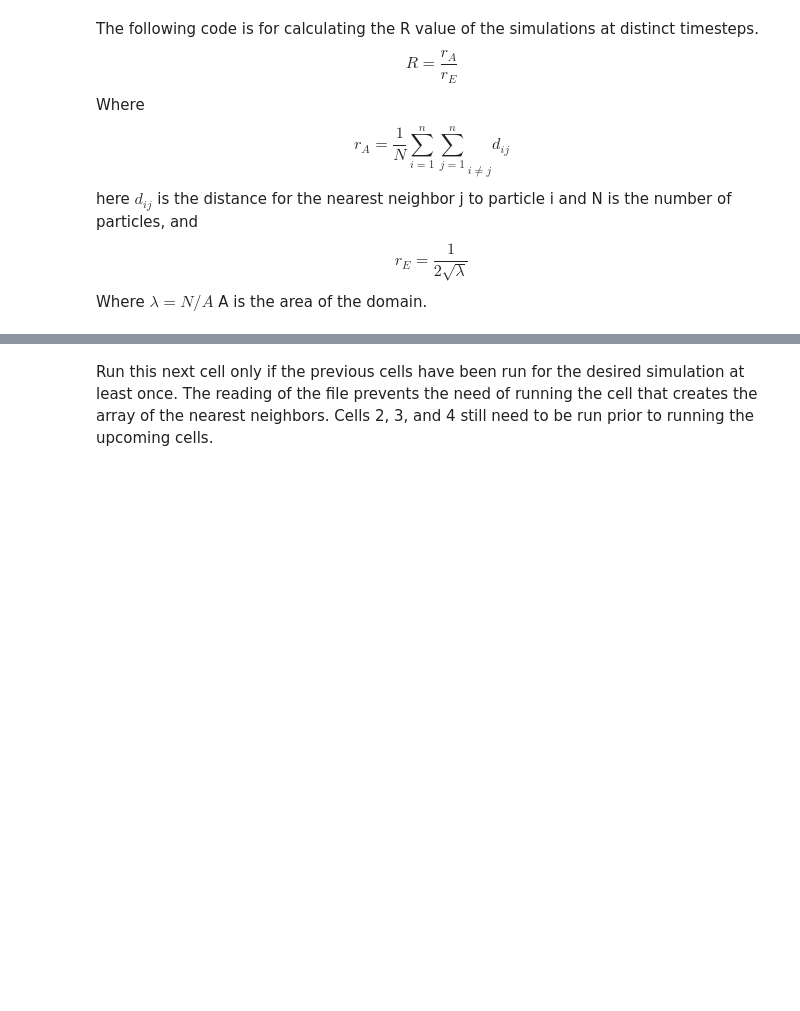
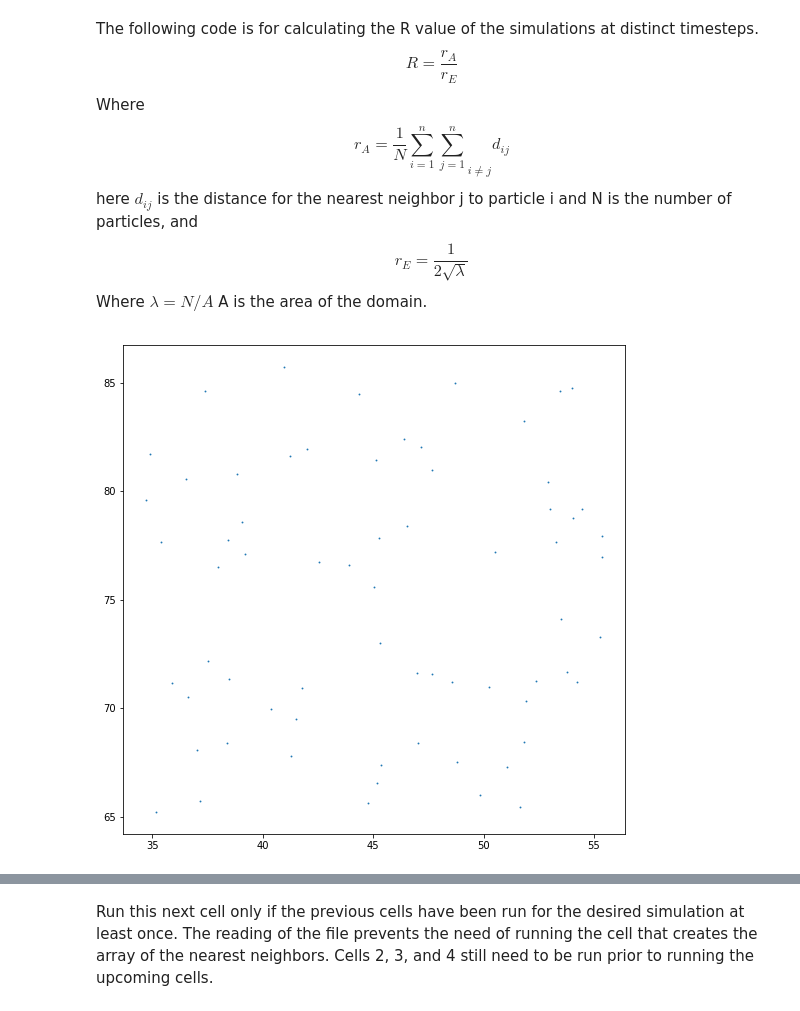
Before and after one commit to zackmci/clustering, a Jupyter notebook: Clustering.ipynb, the cells around one changed output, grey strips where cells are left out. Saved outputs shown, nothing was run; the diff lists cells and outputs as text; code cells hidden in the pictures; blank space fills up the shorter version.

```diff
--- a/Clustering.ipynb
+++ b/Clustering.ipynb
@@ -48,12 +76,21 @@ def domain_reduction(arr, j, x, y, radius):
     for i in range(0, len(arr)):
         if arr[i, x] - arr[i, 1]/2 < x_pos + arr[j, 1]/2 + radius and \
         arr[i, x] + arr[i, 1]/2 > x_pos - arr[j, 1]/2 - radius:
-            if arr[i, y] - arr[i, 1]/2 < y_pos + arr[j, 1]/2 + radius and arr[i, y] + arr[i, 1]/2 > \
-            y_pos - arr[j, 1]/2 - radius:
+            if arr[i, y] < y_pos + radius and arr[i, y] > y_pos - radius:
+#             if arr[i, y] - arr[i, 1]/2 < y_pos + arr[j, 1]/2 + radius and arr[i, y] + arr[i, 1]/2 > \
+#             :y_pos - arr[j, y]/2 - radius:
                 arr_red.append(arr[i])
     arr_red = np.array(arr_red)
     #print (arr_red)
     return arr_red
+# %%
+red_arr = domain_reduction(csvarray, 1000, 7, 8, 10)
+
+fig=plt.figure(figsize=(9,9))
+plt.scatter(red_array[:, 7], red_array[:,8], marker = '.', s=3)
+plt.show()
+# %% [output]
+[figure, added]
 # %%
 # Creating an array of the nearest neighbors and which particles are the nearest.
 
```
Also changed, not shown: parts of 17 cells of this notebook.
